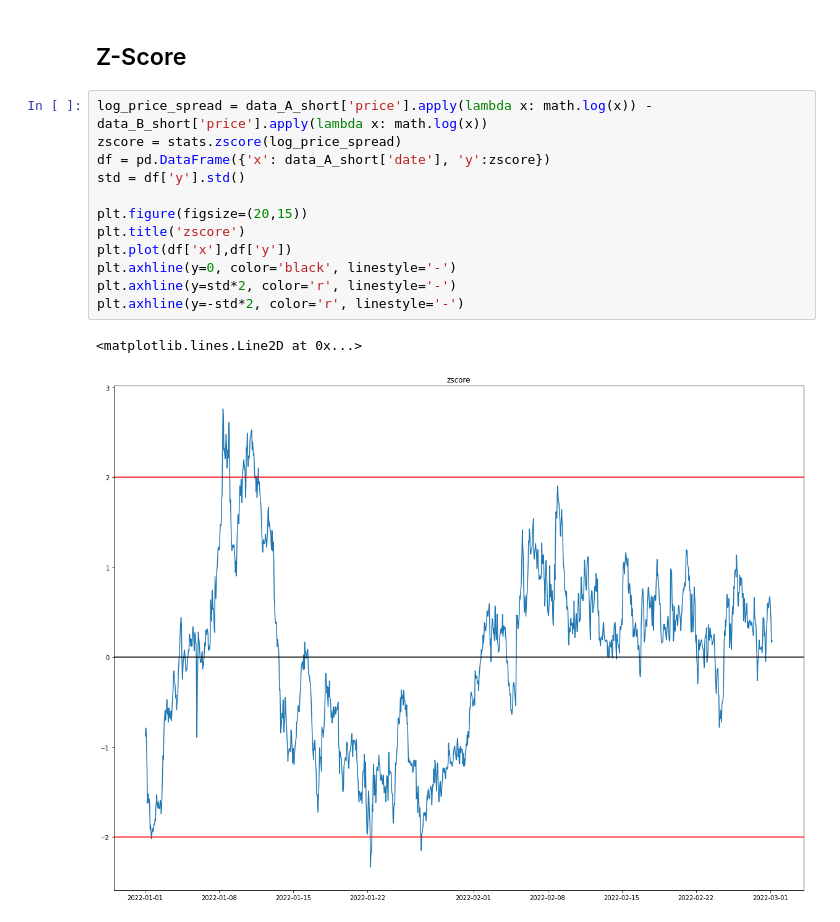
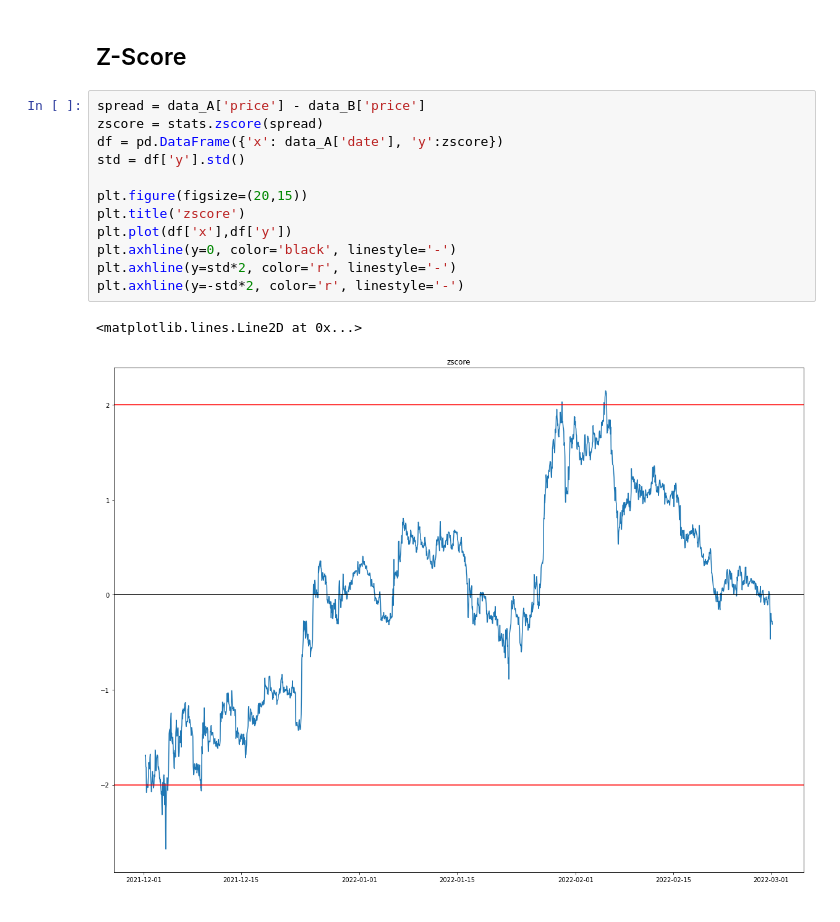
Before and after one commit to walidarbtg/cointegration, a Jupyter notebook: Rolling Cointegration.ipynb, the cells around one changed output. Cells and saved outputs as stored; diff of their text form.

```diff
--- a/Rolling Cointegration.ipynb
+++ b/Rolling Cointegration.ipynb
@@ -118,17 +128,17 @@ max: 53.0, min: 24.0, mean: 38.5, median: 38.5
 # %% [markdown]
 ## Z-Score
 # %%
-log_price_spread = data_A_short['price'].apply(lambda x: math.log(x)) - data_B_short['price'].apply(lambda x: math.log(x))
-zscore = stats.zscore(log_price_spread)
-df = pd.DataFrame({'x': data_A_short['date'], 'y':zscore})
+spread = data_A['price'] - data_B['price']
+zscore = stats.zscore(spread)
+df = pd.DataFrame({'x': data_A['date'], 'y':zscore})
 std = df['y'].std()
 
 plt.figure(figsize=(20,15))
 plt.title('zscore')
 plt.plot(df['x'],df['y'])
 plt.axhline(y=0, color='black', linestyle='-')
 plt.axhline(y=std*2, color='r', linestyle='-')
 plt.axhline(y=-std*2, color='r', linestyle='-')
 # %% [output]
 <matplotlib.lines.Line2D at 0x...>
-[figure, old version]
+[figure, new version]
```
Also changed, not shown: parts of 2 cells of this notebook.
